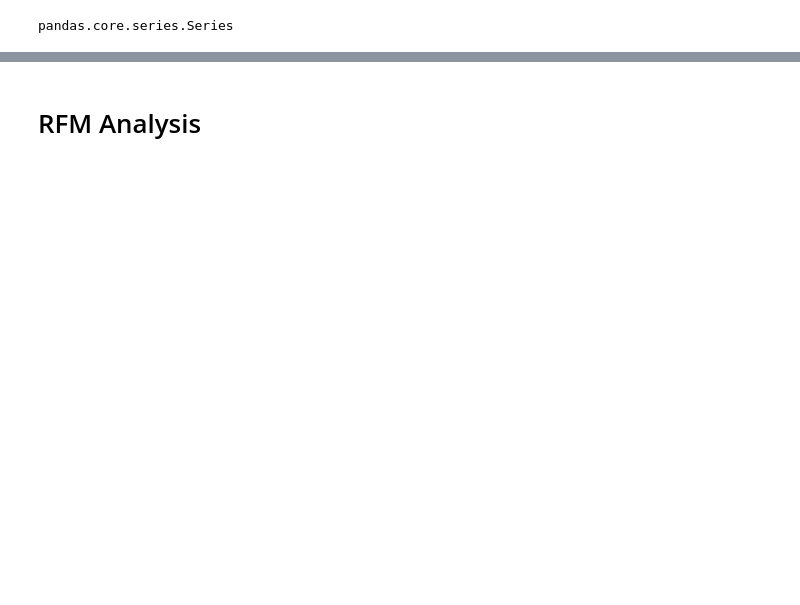
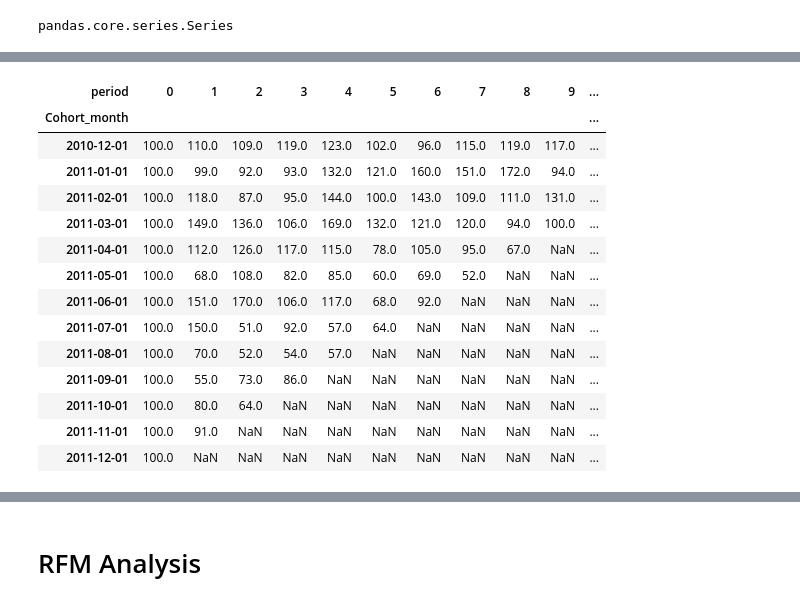
Before and after one commit to Vshnupriiyav/aspire_, a Jupyter notebook: learn/Full_projects/Game_analytics_lognormal/1_data.ipynb, the cells around one changed output, grey strips where cells are left out. Drawn from its saved outputs; the diff is of its cells as text; code cells hidden in the pictures; blank space fills up the shorter version.

```diff
--- a/learn/Full_projects/Game_analytics_lognormal/1_data.ipynb
+++ b/learn/Full_projects/Game_analytics_lognormal/1_data.ipynb
@@ -455,0 +524,18 @@ Name: CustomerID, Length: 91, dtype: int64
+# %%
+qnty_ret
+# %% [output]
+| period | 0 | 1 | 2 | 3 | 4 | 5 | 6 | 7 | 8 | 9 | ... |
+| Cohort_month |  |  |  |  |  |  |  |  |  |  | ... |
+| 2010-12-01 | 100.0 | 110.0 | 109.0 | 119.0 | 123.0 | 102.0 | 96.0 | 115.0 | 119.0 | 117.0 | ... |
+| 2011-01-01 | 100.0 | 99.0 | 92.0 | 93.0 | 132.0 | 121.0 | 160.0 | 151.0 | 172.0 | 94.0 | ... |
+| 2011-02-01 | 100.0 | 118.0 | 87.0 | 95.0 | 144.0 | 100.0 | 143.0 | 109.0 | 111.0 | 131.0 | ... |
+| 2011-03-01 | 100.0 | 149.0 | 136.0 | 106.0 | 169.0 | 132.0 | 121.0 | 120.0 | 94.0 | 100.0 | ... |
+| 2011-04-01 | 100.0 | 112.0 | 126.0 | 117.0 | 115.0 | 78.0 | 105.0 | 95.0 | 67.0 | NaN | ... |
+| 2011-05-01 | 100.0 | 68.0 | 108.0 | 82.0 | 85.0 | 60.0 | 69.0 | 52.0 | NaN | NaN | ... |
+| 2011-06-01 | 100.0 | 151.0 | 170.0 | 106.0 | 117.0 | 68.0 | 92.0 | NaN | NaN | NaN | ... |
+| 2011-07-01 | 100.0 | 150.0 | 51.0 | 92.0 | 57.0 | 64.0 | NaN | NaN | NaN | NaN | ... |
+| 2011-08-01 | 100.0 | 70.0 | 52.0 | 54.0 | 57.0 | NaN | NaN | NaN | NaN | NaN | ... |
+| 2011-09-01 | 100.0 | 55.0 | 73.0 | 86.0 | NaN | NaN | NaN | NaN | NaN | NaN | ... |
+| 2011-10-01 | 100.0 | 80.0 | 64.0 | NaN | NaN | NaN | NaN | NaN | NaN | NaN | ... |
+| 2011-11-01 | 100.0 | 91.0 | NaN | NaN | NaN | NaN | NaN | NaN | NaN | NaN | ... |
+| 2011-12-01 | 100.0 | NaN | NaN | NaN | NaN | NaN | NaN | NaN | NaN | NaN | ... |
```
Also changed, not shown: parts of 20 cells of this notebook.
